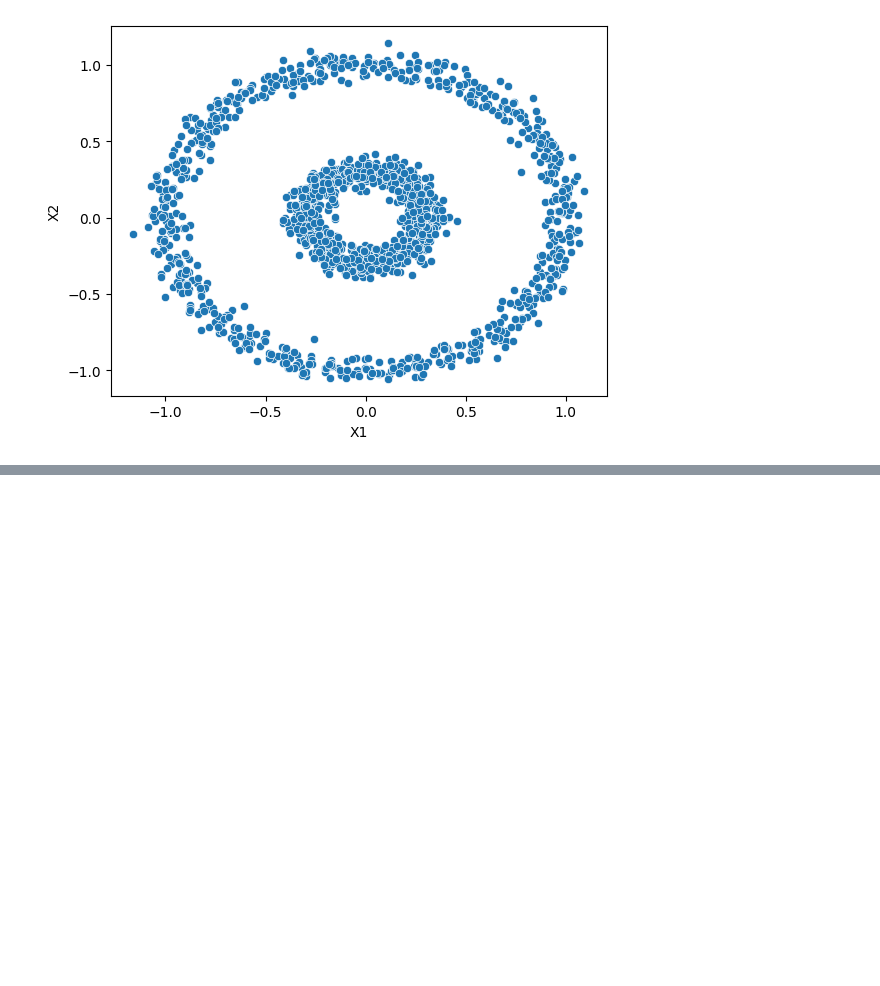
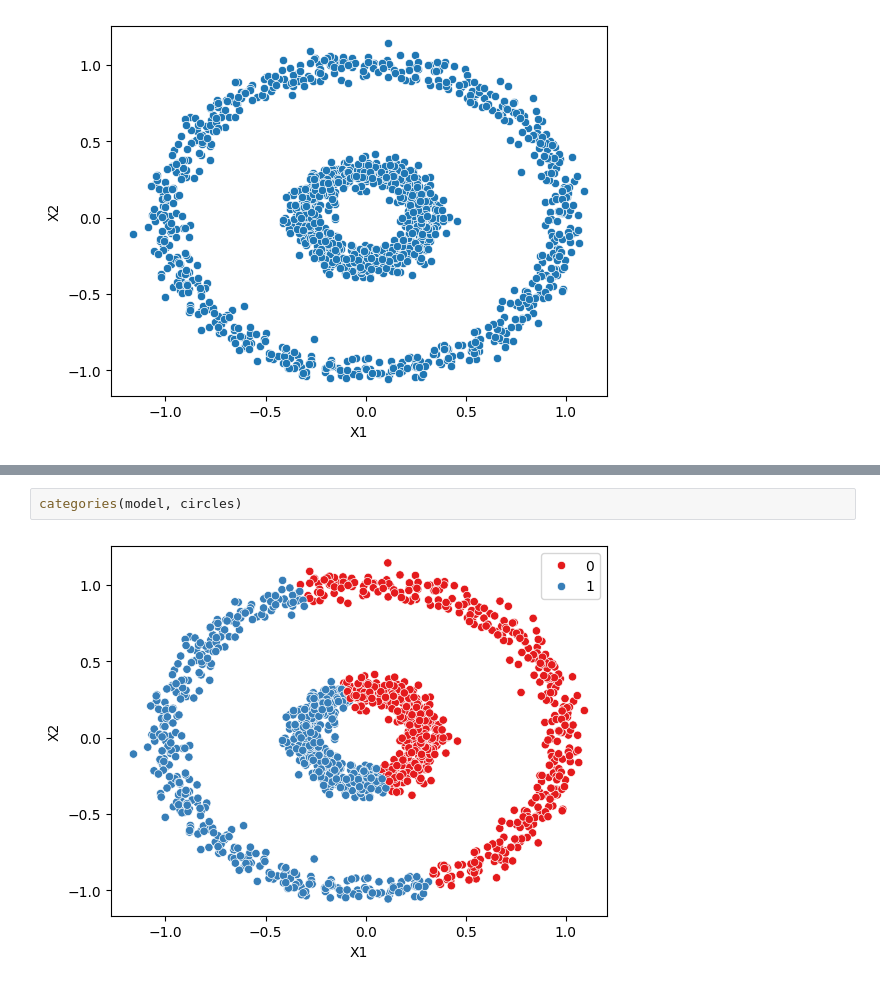
Before and after one commit to anson10/Deep-Learning-Journey, a Jupyter notebook: DBSCAN/DBSCAN-vs-K_Means.ipynb, the cells around one changed output, grey strips where cells are left out. Saved outputs shown, nothing was run; the diff lists cells and outputs as text; blank space fills up the shorter version.

```diff
--- a/DBSCAN/DBSCAN-vs-K_Means.ipynb
+++ b/DBSCAN/DBSCAN-vs-K_Means.ipynb
@@ -56,0 +76,4 @@ sns.scatterplot(data=circles, x='X1', y='X2')
+# %%
+categories(model, circles)
+# %% [output]
+[figure, added]
```
Also changed, not shown: parts of 8 cells of this notebook.
